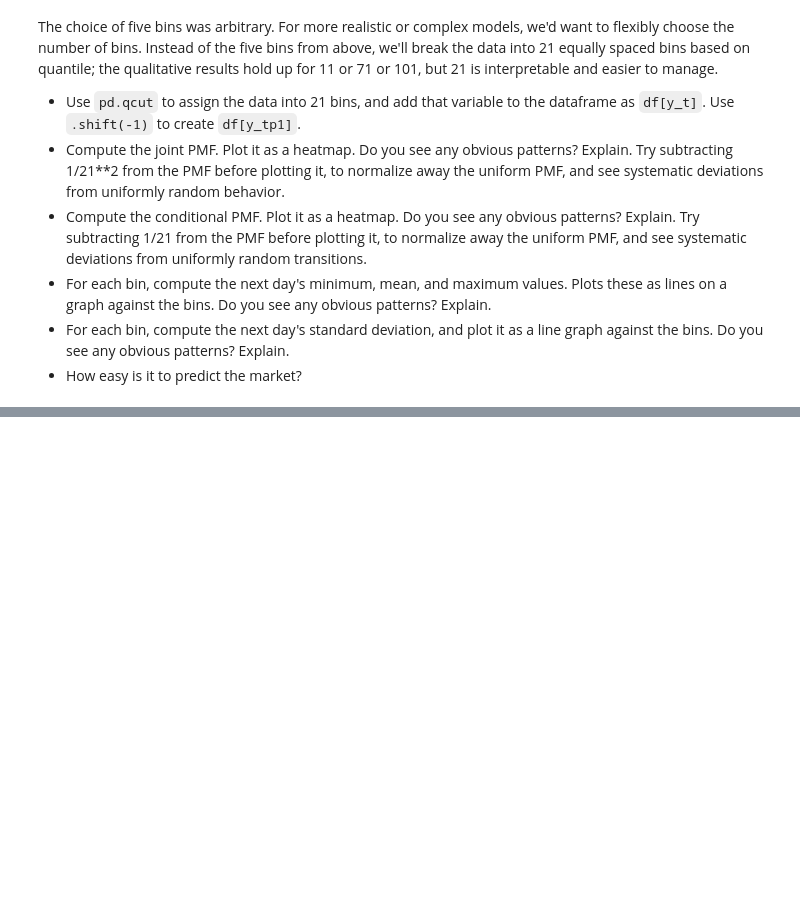
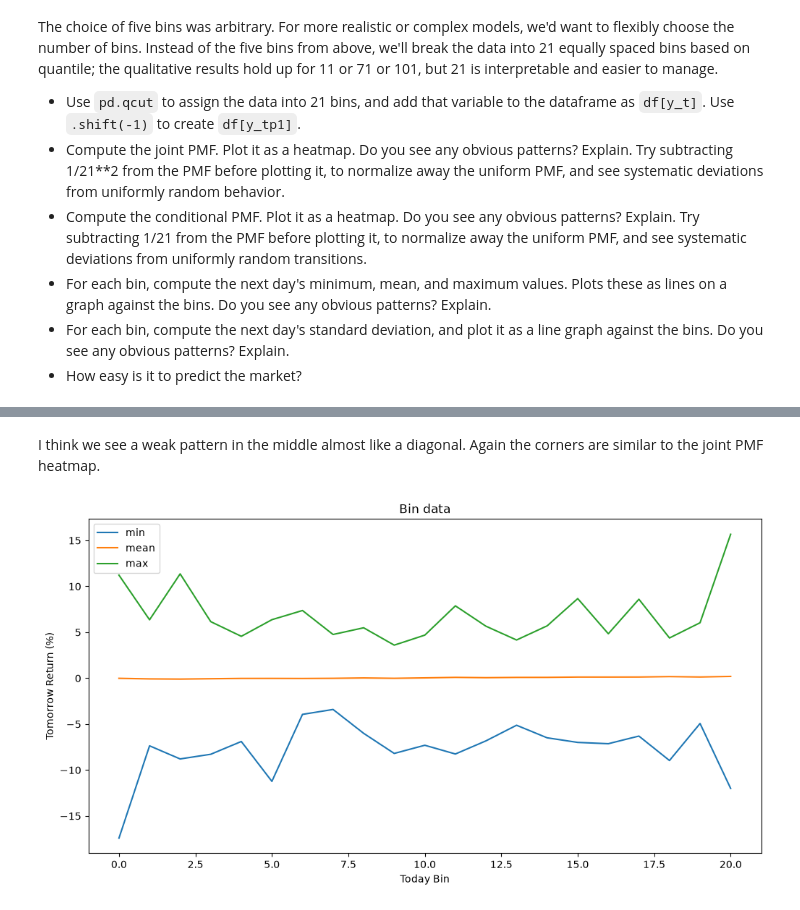
Before and after one commit to Caleb-C123/uu_markov, a Jupyter notebook: lab_1/lab.ipynb, the cells around one changed output, grey strips where cells are left out. Saved outputs shown, nothing was run; the diff lists cells and outputs as text; code cells hidden in the pictures; blank space fills up the shorter version.

```diff
--- a/lab_1/lab.ipynb
+++ b/lab_1/lab.ipynb
@@ -87,0 +274,12 @@ The choice of five bins was arbitrary. For more realistic or complex models, we'
+# %% [markdown]
+I think we see a weak pattern in the middle almost like a diagonal. Again the corners are similar to the joint PMF heatmap.
+# %%
+binz = df.groupby('y_t')['return_tp1'].agg(['min', 'mean', 'max'])
+binz.plot(figsize=(12, 6))
+
+plt.title('Bin data')
+plt.xlabel('Today Bin')
+plt.ylabel('Tomorrow Return (%)')
+plt.show()
+# %% [output]
+[figure, added]
```
Also changed, not shown: parts of 28 cells of this notebook, 2 other files.
